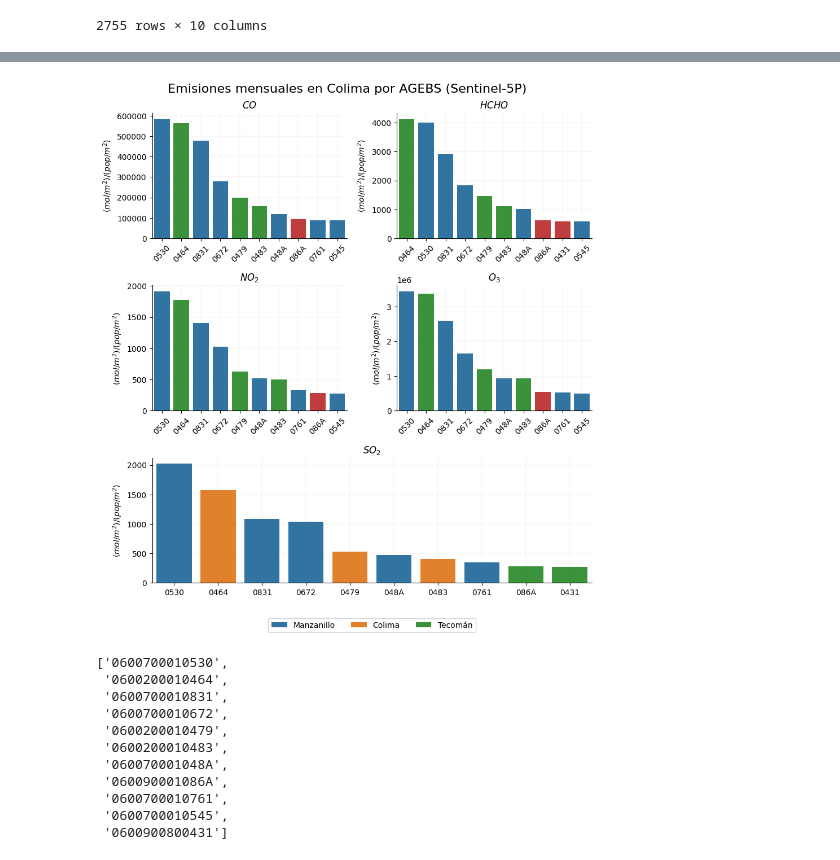
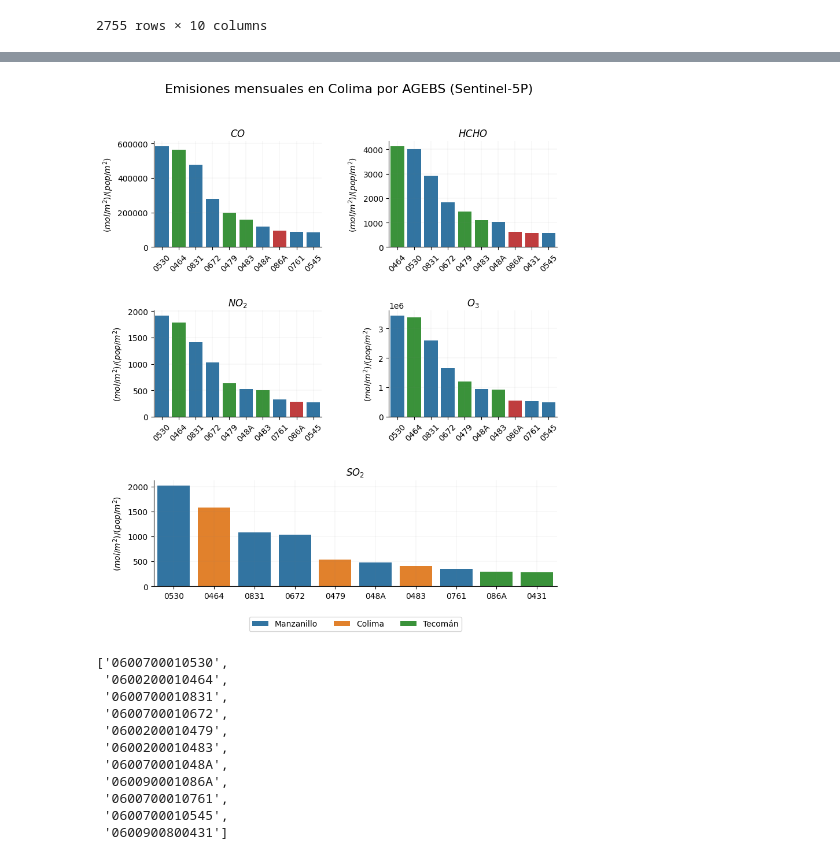
Before and after one commit to pcorner10/pronaces_analisis, a Jupyter notebook: datosNacionalesSentinel.ipynb, the cells around one changed output, grey strips where cells are left out. Drawn from its saved outputs; the diff is of its cells as text; code cells hidden in the pictures.

```diff
--- a/datosNacionalesSentinel.ipynb
+++ b/datosNacionalesSentinel.ipynb
@@ -744,36 +744,37 @@ for emision, quimicoDF in agebsIM.groupby("quimico"):
 
   col += 1
   if col == 2:
     col = 0
     row += 1
 
 
 for axe in ax[2,:]:
     axe.remove()
 
 axbig = fig.add_subplot(gs[2, :])
 
 
 axbig.set_title(emision, fontweight="bold")
 sns.barplot(x="CVE_AGEB_x", y="value", data=quimicoDF, ax=axbig, hue="NOM_MUN", dodge=False)
 
 # make labels equals between subplots
 
 axbig.set_xlabel("")
 axbig.set_ylabel("$(mol/m^2) / (pop/m^2)$")
 axbig.grid(color='gray', linestyle='-', linewidth=0.1, alpha=0.7)
 #axbig.legend(ncol=5, loc="upper center", bbox_to_anchor=(0.5, -0.25), fancybox=True)
 axbig.legend(ncol=5, loc="upper center", bbox_to_anchor=(0.5, -0.25), fancybox=True)
 
 # Increase space between subplots
-fig.subplots_adjust(hspace=0.5)
+fig.subplots_adjust(hspace=0.6, wspace=0.4)
 fig.suptitle("Emisiones mensuales en Colima por AGEBS (Sentinel-5P)", fontsize=16)
 sns.despine()
-plt.tight_layout()
+#plt.tight_layout()
+#plt.savefig("img/sentinel/legend.png", dpi=300)
 plt.savefig("img/sentinel/barplot_agebs_sentinel.png", dpi=300)
 plt.show()
 # %% [output]
-[figure, old version]
+[figure, new version]
 # %%
 list_CVE_AGEB
 
```
Also changed, not shown: parts of 1 cell of this notebook, 6 other files.
